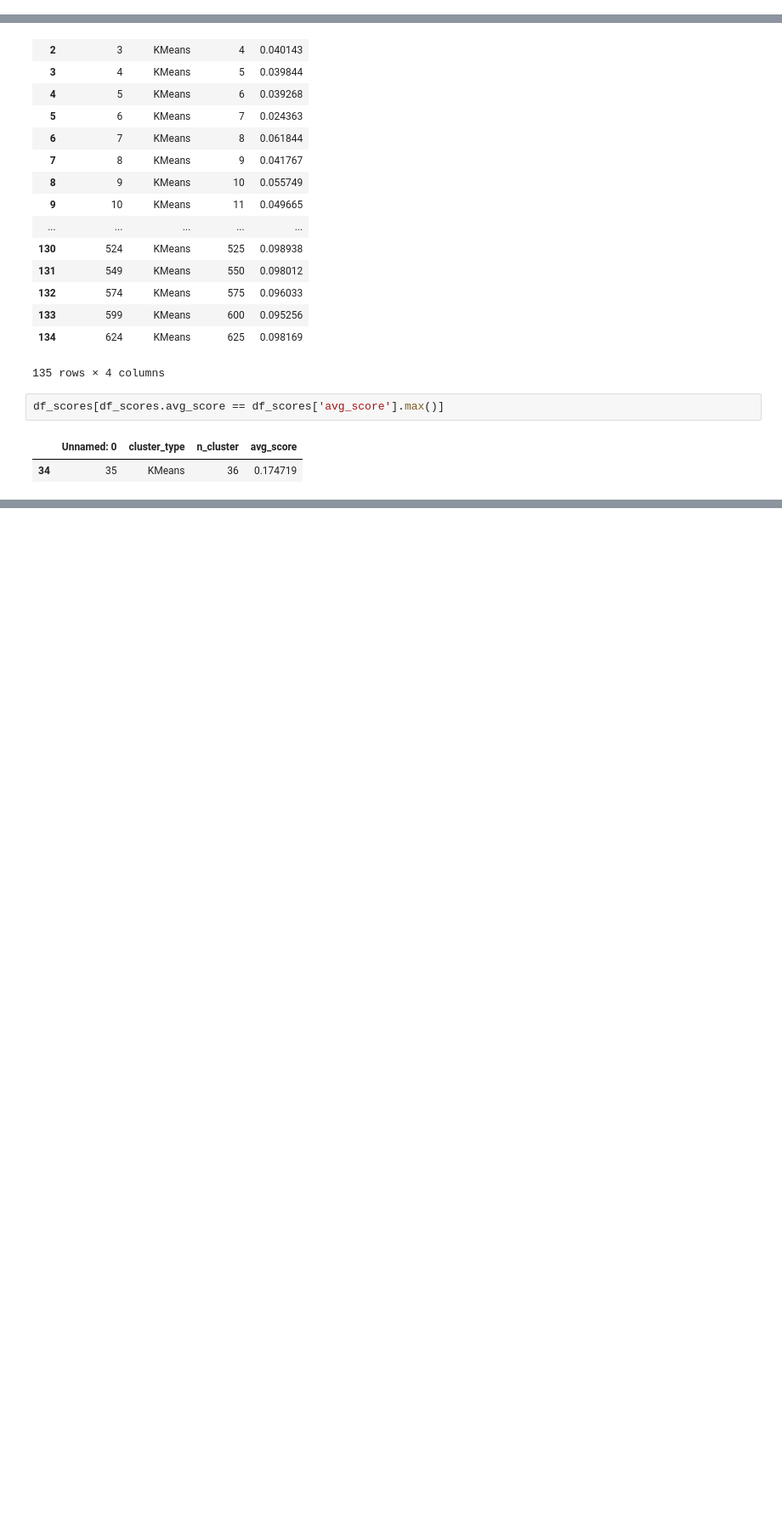
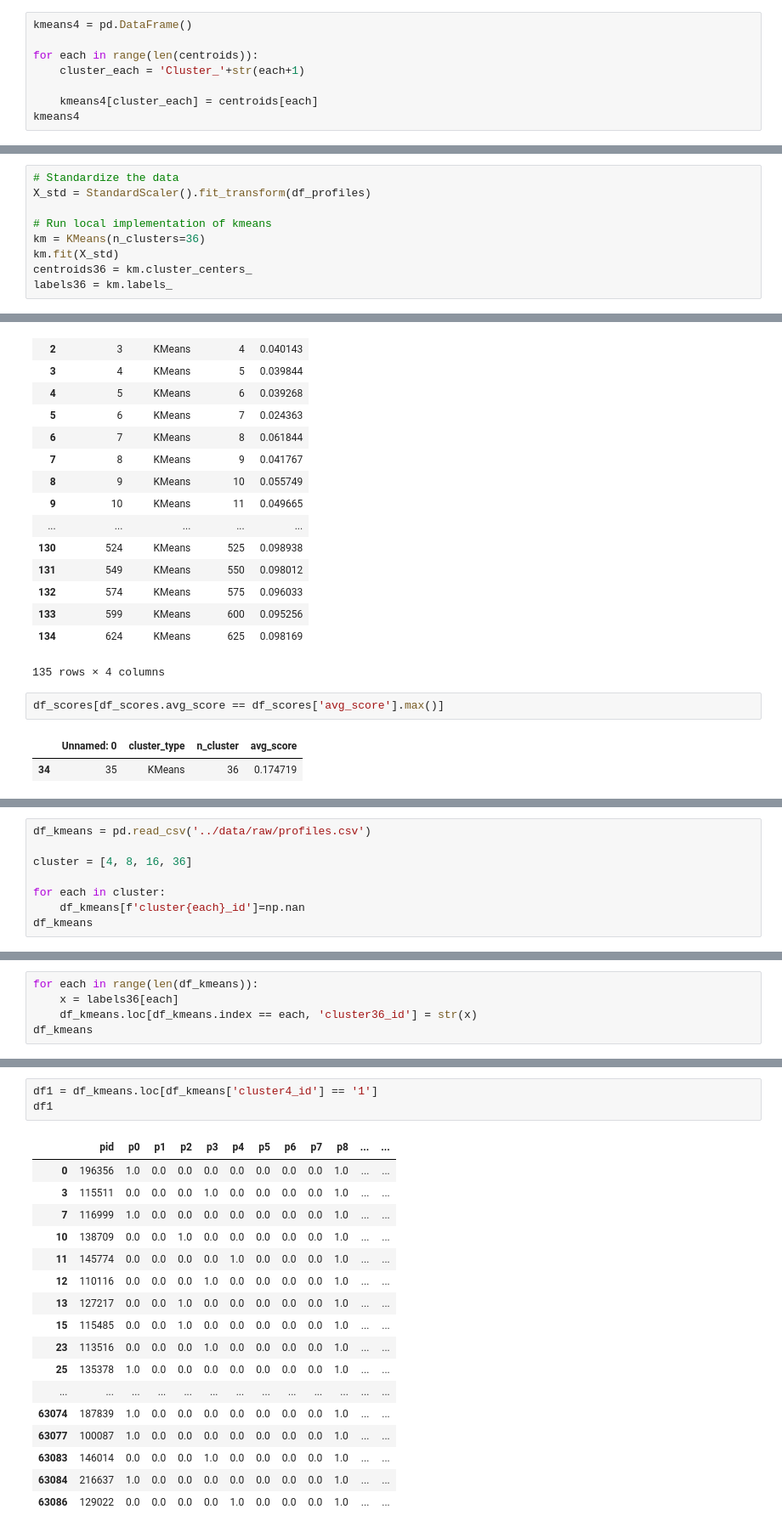
Before and after one commit to AlessandroVol23/kdd-cup-2019, a Jupyter notebook: notebooks/110_LN_kmeans.ipynb, the cells around one changed output, grey strips where cells are left out. Shown at 85% size. Cells and saved outputs as stored; diff of their text form; blank space fills up the shorter version.

Commit message:
110 Optics, KModes, Dendrogram, KMeans

```diff
--- a/notebooks/110_LN_kmeans.ipynb
+++ b/notebooks/110_LN_kmeans.ipynb
@@ -60,0 +109,8 @@ array([[-1.31316396e-02,  1.72089307e+00,  9.15664502e-02,
+# %%
+kmeans4 = pd.DataFrame()
+
+for each in range(len(centroids)):
+    cluster_each = 'Cluster_'+str(each+1)
+
+    kmeans4[cluster_each] = centroids[each]
+kmeans4
@@ -60,0 +170,9 @@ array([[-1.31316396e-02,  1.72089307e+00,  9.15664502e-02,
+# %%
+# Standardize the data
+X_std = StandardScaler().fit_transform(df_profiles)
+
+# Run local implementation of kmeans
+km = KMeans(n_clusters=36)
+km.fit(X_std)
+centroids36 = km.cluster_centers_
+labels36 = km.labels_
@@ -213,0 +351,8 @@ df_scores[df_scores.avg_score == df_scores['avg_score'].max()]
+# %%
+df_kmeans = pd.read_csv('../data/raw/profiles.csv')
+
+cluster = [4, 8, 16, 36]
+
+for each in cluster:
+    df_kmeans[f'cluster{each}_id']=np.nan
+df_kmeans
@@ -213,0 +378,5 @@ df_scores[df_scores.avg_score == df_scores['avg_score'].max()]
+# %%
+for each in range(len(df_kmeans)):
+    x = labels36[each]
+    df_kmeans.loc[df_kmeans.index == each, 'cluster36_id'] = str(x)
+df_kmeans
@@ -213,0 +418,21 @@ df_scores[df_scores.avg_score == df_scores['avg_score'].max()]
+# %%
+df1 = df_kmeans.loc[df_kmeans['cluster4_id'] == '1']
+df1
+# %% [output]
+|  | pid | p0 | p1 | p2 | p3 | p4 | p5 | p6 | p7 | p8 | ... | ... |
+| 0 | 196356 | 1.0 | 0.0 | 0.0 | 0.0 | 0.0 | 0.0 | 0.0 | 0.0 | 1.0 | ... | ... |
+| 3 | 115511 | 0.0 | 0.0 | 0.0 | 1.0 | 0.0 | 0.0 | 0.0 | 0.0 | 1.0 | ... | ... |
+| 7 | 116999 | 1.0 | 0.0 | 0.0 | 0.0 | 0.0 | 0.0 | 0.0 | 0.0 | 1.0 | ... | ... |
+| 10 | 138709 | 0.0 | 0.0 | 1.0 | 0.0 | 0.0 | 0.0 | 0.0 | 0.0 | 1.0 | ... | ... |
+| 11 | 145774 | 0.0 | 0.0 | 0.0 | 0.0 | 1.0 | 0.0 | 0.0 | 0.0 | 1.0 | ... | ... |
+| 12 | 110116 | 0.0 | 0.0 | 0.0 | 1.0 | 0.0 | 0.0 | 0.0 | 0.0 | 1.0 | ... | ... |
+| 13 | 127217 | 0.0 | 0.0 | 1.0 | 0.0 | 0.0 | 0.0 | 0.0 | 0.0 | 1.0 | ... | ... |
+| 15 | 115485 | 0.0 | 0.0 | 1.0 | 0.0 | 0.0 | 0.0 | 0.0 | 0.0 | 1.0 | ... | ... |
+| 23 | 113516 | 0.0 | 0.0 | 0.0 | 1.0 | 0.0 | 0.0 | 0.0 | 0.0 | 1.0 | ... | ... |
+| 25 | 135378 | 1.0 | 0.0 | 0.0 | 0.0 | 0.0 | 0.0 | 0.0 | 0.0 | 1.0 | ... | ... |
+| ... | ... | ... | ... | ... | ... | ... | ... | ... | ... | ... | ... | ... |
+| 63074 | 187839 | 1.0 | 0.0 | 0.0 | 0.0 | 0.0 | 0.0 | 0.0 | 0.0 | 1.0 | ... | ... |
+| 63077 | 100087 | 1.0 | 0.0 | 0.0 | 0.0 | 0.0 | 0.0 | 0.0 | 0.0 | 1.0 | ... | ... |
+| 63083 | 146014 | 0.0 | 0.0 | 0.0 | 1.0 | 0.0 | 0.0 | 0.0 | 0.0 | 1.0 | ... | ... |
+| 63084 | 216637 | 1.0 | 0.0 | 0.0 | 0.0 | 0.0 | 0.0 | 0.0 | 0.0 | 1.0 | ... | ... |
+| 63086 | 129022 | 0.0 | 0.0 | 0.0 | 0.0 | 1.0 | 0.0 | 0.0 | 0.0 | 1.0 | ... | ... |
```
Also changed, not shown: parts of 41 cells of this notebook, 11 other files.
